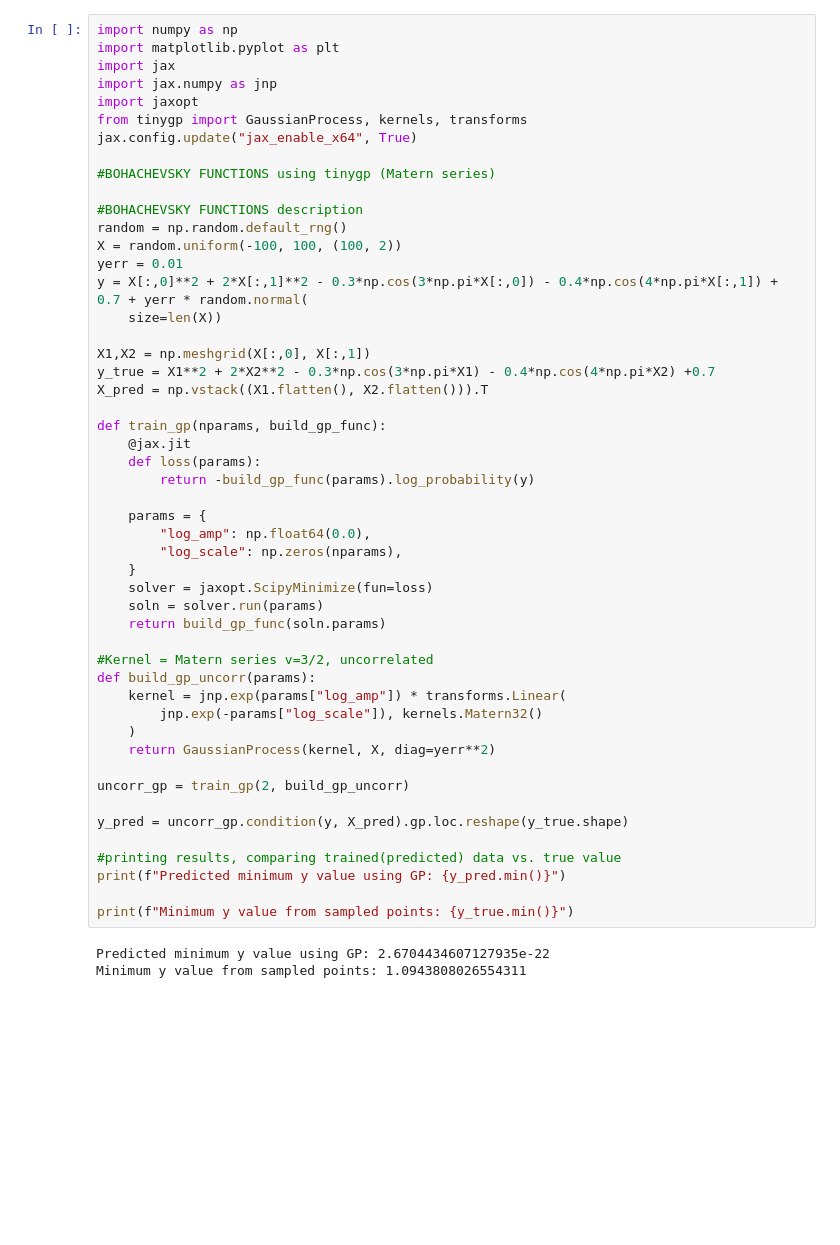
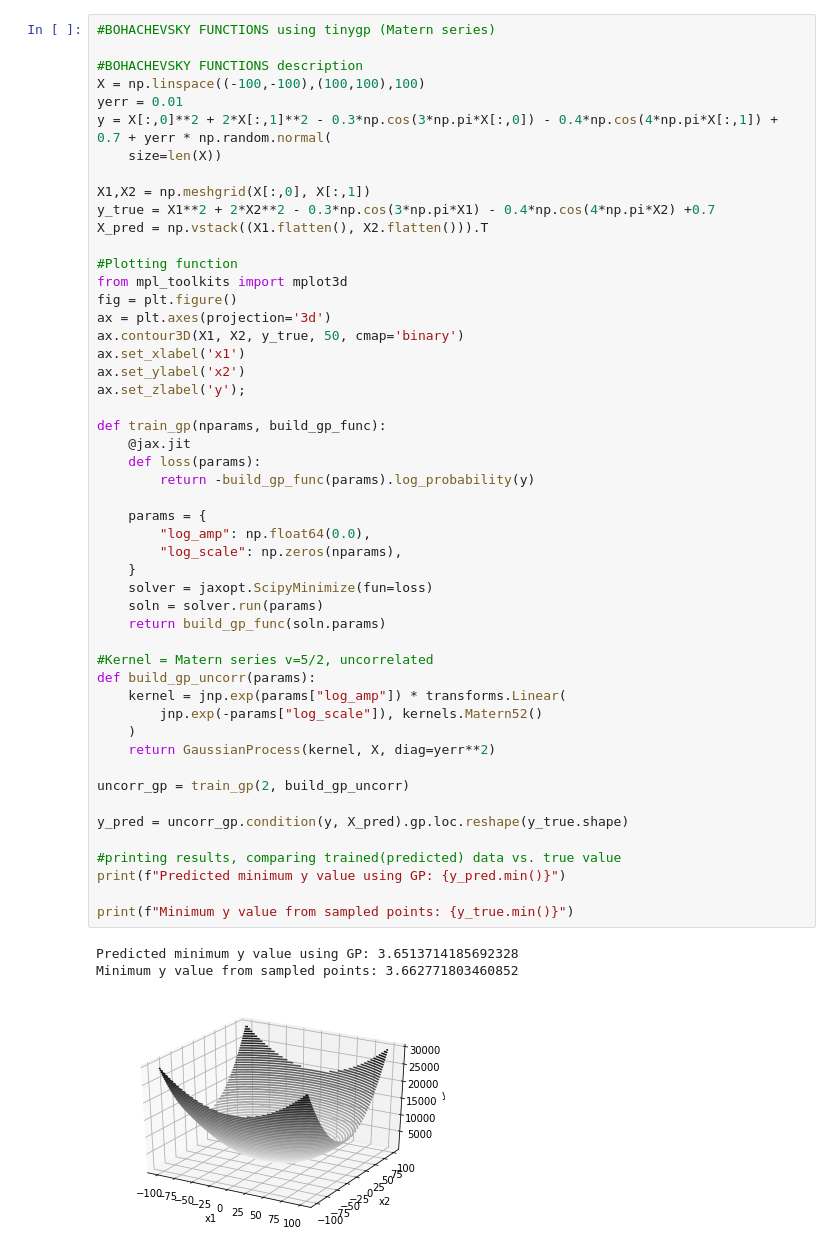
Before and after one commit to shin0105/4YP, a Jupyter notebook: optimization_problems_colab.ipynb, the cells around one changed output. Drawn from its saved outputs; the diff is of its cells as text; blank space fills up the shorter version.

Commit message:
used tinygp to solve various functions (Matern v=5/2, uncorrelated inputs)

```diff
--- a/optimization_problems_colab.ipynb
+++ b/optimization_problems_colab.ipynb
@@ -3,53 +71,54 @@
 # %%
-import numpy as np
-import matplotlib.pyplot as plt
-import jax
-import jax.numpy as jnp
-import jaxopt
-from tinygp import GaussianProcess, kernels, transforms
-jax.config.update("jax_enable_x64", True)
-
 #BOHACHEVSKY FUNCTIONS using tinygp (Matern series)
 
 #BOHACHEVSKY FUNCTIONS description
-random = np.random.default_rng()
-X = random.uniform(-100, 100, (100, 2))
+X = np.linspace((-100,-100),(100,100),100)
 yerr = 0.01
-y = X[:,0]**2 + 2*X[:,1]**2 - 0.3*np.cos(3*np.pi*X[:,0]) - 0.4*np.cos(4*np.pi*X[:,1]) + 0.7 + yerr * random.normal(
+y = X[:,0]**2 + 2*X[:,1]**2 - 0.3*np.cos(3*np.pi*X[:,0]) - 0.4*np.cos(4*np.pi*X[:,1]) + 0.7 + yerr * np.random.normal(
     size=len(X))
 
 X1,X2 = np.meshgrid(X[:,0], X[:,1])
 y_true = X1**2 + 2*X2**2 - 0.3*np.cos(3*np.pi*X1) - 0.4*np.cos(4*np.pi*X2) +0.7
 X_pred = np.vstack((X1.flatten(), X2.flatten())).T
+
+#Plotting function
+from mpl_toolkits import mplot3d
+fig = plt.figure()
+ax = plt.axes(projection='3d')
+ax.contour3D(X1, X2, y_true, 50, cmap='binary')
+ax.set_xlabel('x1')
+ax.set_ylabel('x2')
+ax.set_zlabel('y');
 
 def train_gp(nparams, build_gp_func):
     @jax.jit
     def loss(params):
         return -build_gp_func(params).log_probability(y)
 
     params = {
         "log_amp": np.float64(0.0),
         "log_scale": np.zeros(nparams),
     }
     solver = jaxopt.ScipyMinimize(fun=loss)
     soln = solver.run(params)
     return build_gp_func(soln.params)
 
-#Kernel = Matern series v=3/2, uncorrelated
+#Kernel = Matern series v=5/2, uncorrelated
 def build_gp_uncorr(params):
     kernel = jnp.exp(params["log_amp"]) * transforms.Linear(
-        jnp.exp(-params["log_scale"]), kernels.Matern32()
+        jnp.exp(-params["log_scale"]), kernels.Matern52()
     )
     return GaussianProcess(kernel, X, diag=yerr**2)
 
 uncorr_gp = train_gp(2, build_gp_uncorr)
 
 y_pred = uncorr_gp.condition(y, X_pred).gp.loc.reshape(y_true.shape)
 
 #printing results, comparing trained(predicted) data vs. true value
 print(f"Predicted minimum y value using GP: {y_pred.min()}")
 
 print(f"Minimum y value from sampled points: {y_true.min()}")
 # %% [output]
-Predicted minimum y value using GP: 2.6704434607127935e-22
-Minimum y value from sampled points: 1.0943808026554311
+Predicted minimum y value using GP: 3.6513714185692328
+Minimum y value from sampled points: 3.662771803460852
+[figure, added]
```
Also changed, not shown: parts of 7 cells of this notebook.
